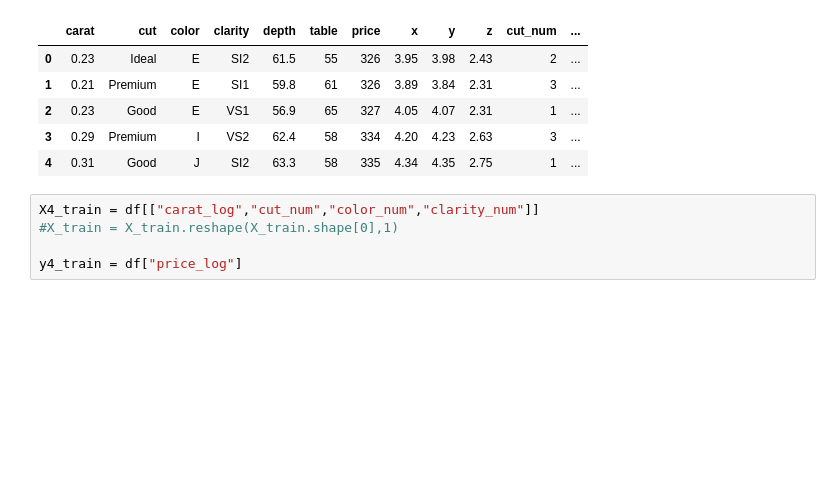
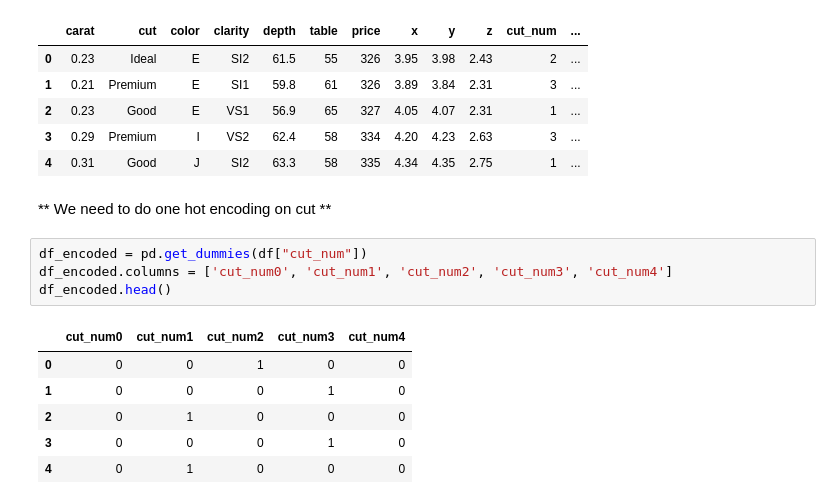
Before and after one commit to ababook/intro-python-data-science, a Jupyter notebook: diamonds/Diamonds.ipynb, the cells around one changed output. Drawn from its saved outputs; the diff is of its cells as text; blank space fills up the shorter version.

```diff
--- a/diamonds/Diamonds.ipynb
+++ b/diamonds/Diamonds.ipynb
@@ -264,8 +272,16 @@ df.head()
 | 2 | 0.23 | Good | E | VS1 | 56.9 | 65 | 327 | 4.05 | 4.07 | 2.31 | 1 | ... |
 | 3 | 0.29 | Premium | I | VS2 | 62.4 | 58 | 334 | 4.20 | 4.23 | 2.63 | 3 | ... |
 | 4 | 0.31 | Good | J | SI2 | 63.3 | 58 | 335 | 4.34 | 4.35 | 2.75 | 1 | ... |
-# %%
-X4_train = df[["carat_log","cut_num","color_num","clarity_num"]]
-#X_train = X_train.reshape(X_train.shape[0],1)
-
-y4_train = df["price_log"]
+# %% [markdown]
+** We need to do one hot encoding on cut **
+# %%
+df_encoded = pd.get_dummies(df["cut_num"])
+df_encoded.columns = ['cut_num0', 'cut_num1', 'cut_num2', 'cut_num3', 'cut_num4']
+df_encoded.head()
+# %% [output]
+|  | cut_num0 | cut_num1 | cut_num2 | cut_num3 | cut_num4 |
+| 0 | 0 | 0 | 1 | 0 | 0 |
+| 1 | 0 | 0 | 0 | 1 | 0 |
+| 2 | 0 | 1 | 0 | 0 | 0 |
+| 3 | 0 | 0 | 0 | 1 | 0 |
+| 4 | 0 | 1 | 0 | 0 | 0 |
```
Also changed, not shown: parts of 38 cells of this notebook.
